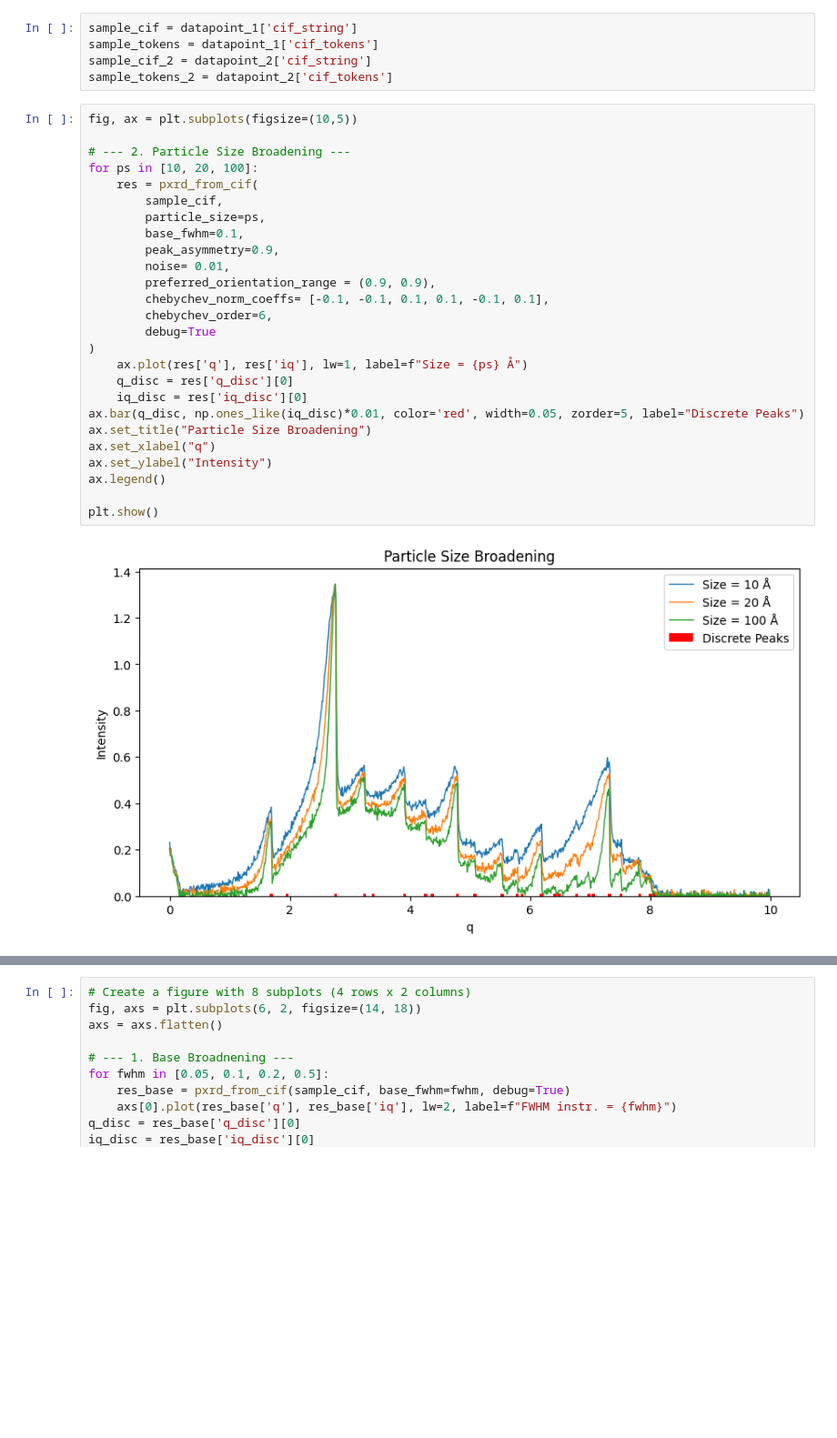
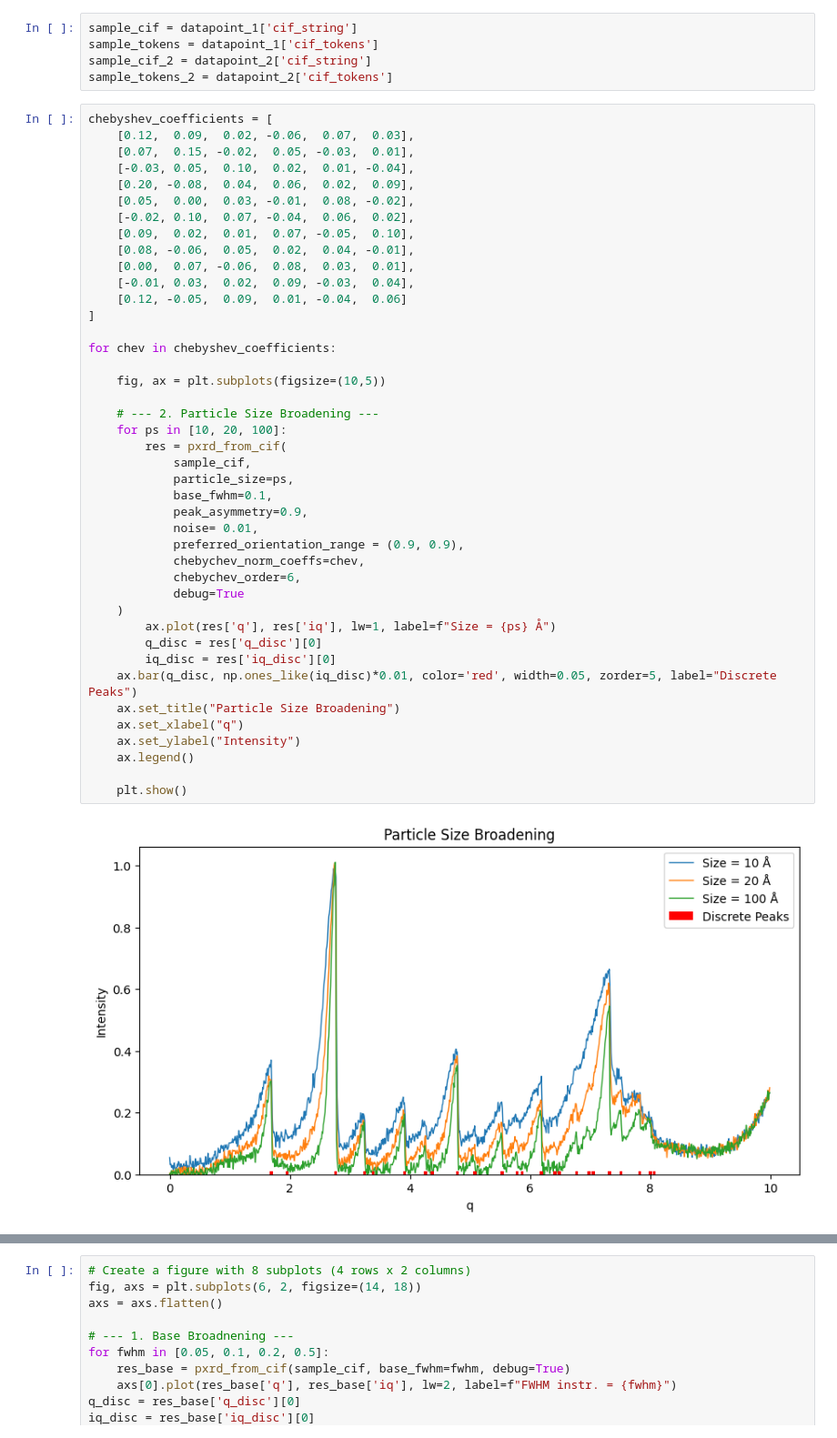
Before and after one commit to FrederikLizakJohansen/deCIFer, a Jupyter notebook: notebooks/PXRD transformations (new).ipynb, the cells around one changed output, grey strips where cells are left out. Shown at 91% size. Drawn from its saved outputs; the diff is of its cells as text; blank space fills up the shorter version.

```diff
--- a/notebooks/PXRD transformations (new).ipynb
+++ b/notebooks/PXRD transformations (new).ipynb
@@ -19,30 +19,46 @@ sample_tokens = datapoint_1['cif_tokens']
 sample_cif_2 = datapoint_2['cif_string']
 sample_tokens_2 = datapoint_2['cif_tokens']
 # %%
-fig, ax = plt.subplots(figsize=(10,5))
+chebyshev_coefficients = [
+    [0.12,  0.09,  0.02, -0.06,  0.07,  0.03],
+    [0.07,  0.15, -0.02,  0.05, -0.03,  0.01],
+    [-0.03, 0.05,  0.10,  0.02,  0.01, -0.04],
+    [0.20, -0.08,  0.04,  0.06,  0.02,  0.09],
+    [0.05,  0.00,  0.03, -0.01,  0.08, -0.02],
+    [-0.02, 0.10,  0.07, -0.04,  0.06,  0.02],
+    [0.09,  0.02,  0.01,  0.07, -0.05,  0.10],
+    [0.08, -0.06,  0.05,  0.02,  0.04, -0.01],
+    [0.00,  0.07, -0.06,  0.08,  0.03,  0.01],
+    [-0.01, 0.03,  0.02,  0.09, -0.03,  0.04],
+    [0.12, -0.05,  0.09,  0.01, -0.04,  0.06]
+]
 
-# --- 2. Particle Size Broadening ---
-for ps in [10, 20, 100]:
-    res = pxrd_from_cif(
-        sample_cif,
-        particle_size=ps,
-        base_fwhm=0.1,
-        peak_asymmetry=0.9,
-        noise= 0.01,
-        preferred_orientation_range = (0.9, 0.9),
-        chebychev_norm_coeffs= [-0.1, -0.1, 0.1, 0.1, -0.1, 0.1],
-        chebychev_order=6,
-        debug=True
-)
-    ax.plot(res['q'], res['iq'], lw=1, label=f"Size = {ps} Å")
-    q_disc = res['q_disc'][0]
-    iq_disc = res['iq_disc'][0]
-ax.bar(q_disc, np.ones_like(iq_disc)*0.01, color='red', width=0.05, zorder=5, label="Discrete Peaks")
-ax.set_title("Particle Size Broadening")
-ax.set_xlabel("q")
-ax.set_ylabel("Intensity")
-ax.legend()
+for chev in chebyshev_coefficients:
 
-plt.show()
+    fig, ax = plt.subplots(figsize=(10,5))
+
+    # --- 2. Particle Size Broadening ---
+    for ps in [10, 20, 100]:
+        res = pxrd_from_cif(
+            sample_cif,
+            particle_size=ps,
+            base_fwhm=0.1,
+            peak_asymmetry=0.9,
+            noise= 0.01,
+            preferred_orientation_range = (0.9, 0.9),
+            chebychev_norm_coeffs=chev,
+            chebychev_order=6,
+            debug=True
+    )
+        ax.plot(res['q'], res['iq'], lw=1, label=f"Size = {ps} Å")
+        q_disc = res['q_disc'][0]
+        iq_disc = res['iq_disc'][0]
+    ax.bar(q_disc, np.ones_like(iq_disc)*0.01, color='red', width=0.05, zorder=5, label="Discrete Peaks")
+    ax.set_title("Particle Size Broadening")
+    ax.set_xlabel("q")
+    ax.set_ylabel("Intensity")
+    ax.legend()
+
+    plt.show()
 # %% [output]
-[figure, old version]
+[figure, new version]
```
Also changed, not shown: parts of 1 cell of this notebook.
